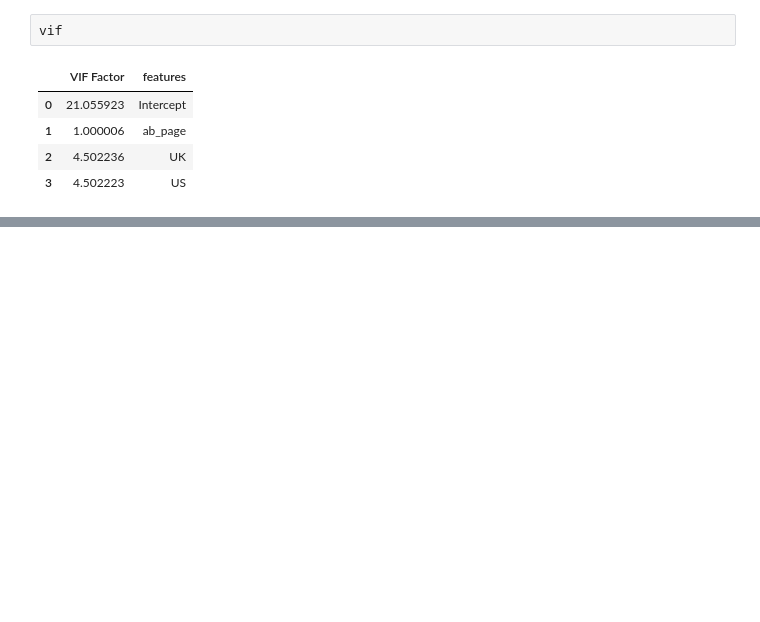
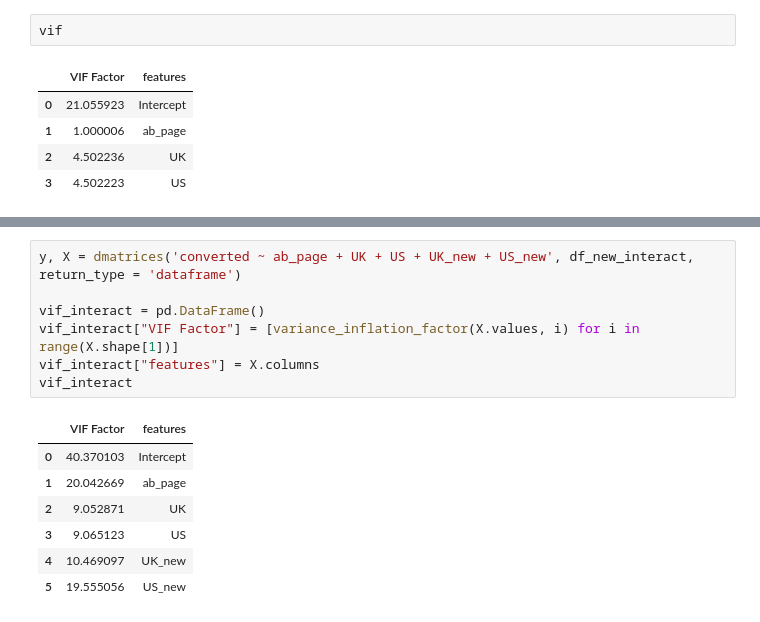
Before and after one commit to ldemastersmith/demo-Analyze-AB-Test-Results, a Jupyter notebook: Analyze_ab_test_results_notebook.ipynb, the cells around one changed output, grey strips where cells are left out. Drawn from its saved outputs; the diff is of its cells as text; blank space fills up the shorter version.

```diff
--- a/Analyze_ab_test_results_notebook.ipynb
+++ b/Analyze_ab_test_results_notebook.ipynb
@@ -795 +833,16 @@ vif
+# %%
+y, X = dmatrices('converted ~ ab_page + UK + US + UK_new + US_new', df_new_interact, return_type = 'dataframe')
+
+vif_interact = pd.DataFrame()
+vif_interact["VIF Factor"] = [variance_inflation_factor(X.values, i) for i in range(X.shape[1])]
+vif_interact["features"] = X.columns
+vif_interact
+# %% [output]
+|  | VIF Factor | features |
+| 0 | 40.370103 | Intercept |
+| 1 | 20.042669 | ab_page |
+| 2 | 9.052871 | UK |
+| 3 | 9.065123 | US |
+| 4 | 10.469097 | UK_new |
+| 5 | 19.555056 | US_new |
 # %% [markdown]
```
Also changed, not shown: parts of 27 cells of this notebook.
